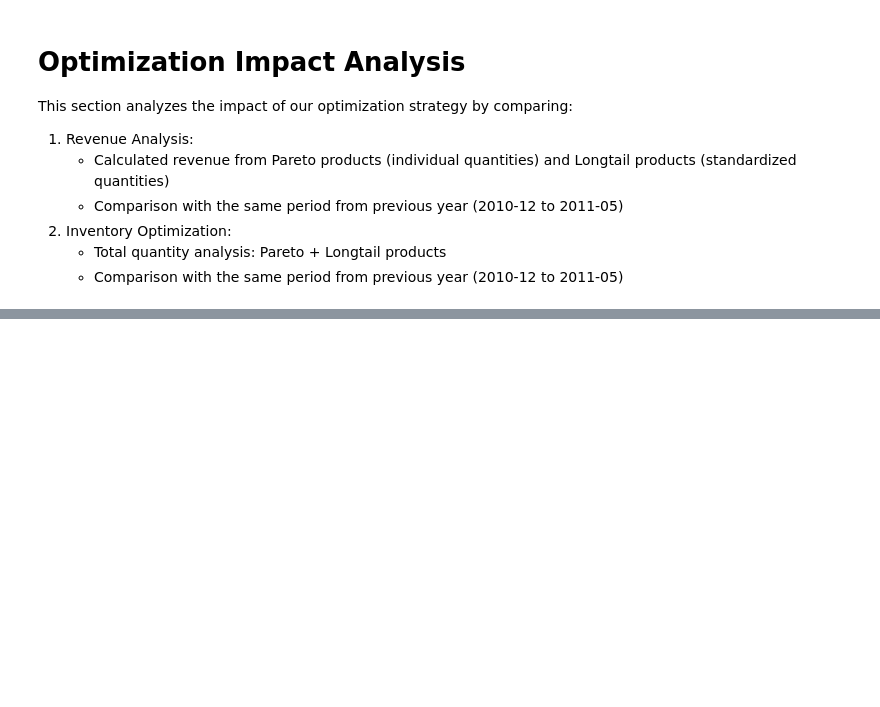
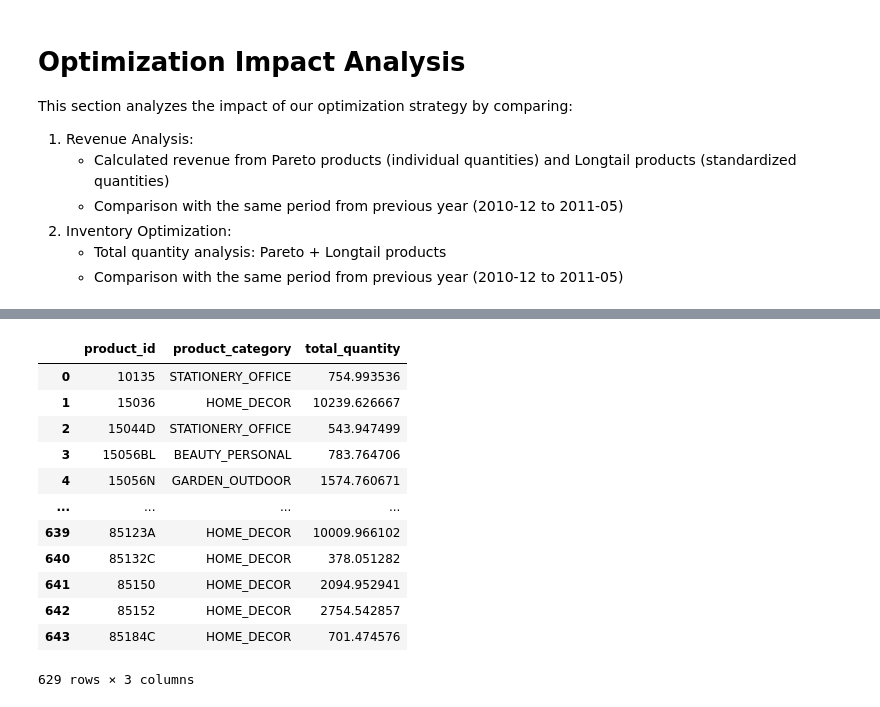
Before and after one commit to esemsc-rap24/retail-forecast-retention, a Jupyter notebook: demand_forecast_clean.ipynb, the cells around one changed output, grey strips where cells are left out. Cells and saved outputs as stored; diff of their text form; code cells hidden in the pictures; blank space fills up the shorter version.

```diff
--- a/demand_forecast_clean.ipynb
+++ b/demand_forecast_clean.ipynb
@@ -2034,0 +2066,16 @@ This section analyzes the impact of our optimization strategy by comparing:
+# %%
+sku_stock_forecast_df
+# %% [output]
+|  | product_id | product_category | total_quantity |
+| 0 | 10135 | STATIONERY_OFFICE | 754.993536 |
+| 1 | 15036 | HOME_DECOR | 10239.626667 |
+| 2 | 15044D | STATIONERY_OFFICE | 543.947499 |
+| 3 | 15056BL | BEAUTY_PERSONAL | 783.764706 |
+| 4 | 15056N | GARDEN_OUTDOOR | 1574.760671 |
+| ... | ... | ... | ... |
+| 639 | 85123A | HOME_DECOR | 10009.966102 |
+| 640 | 85132C | HOME_DECOR | 378.051282 |
+| 641 | 85150 | HOME_DECOR | 2094.952941 |
+| 642 | 85152 | HOME_DECOR | 2754.542857 |
+| 643 | 85184C | HOME_DECOR | 701.474576 |
+629 rows × 3 columns
```
Also changed, not shown: parts of 25 cells of this notebook.
